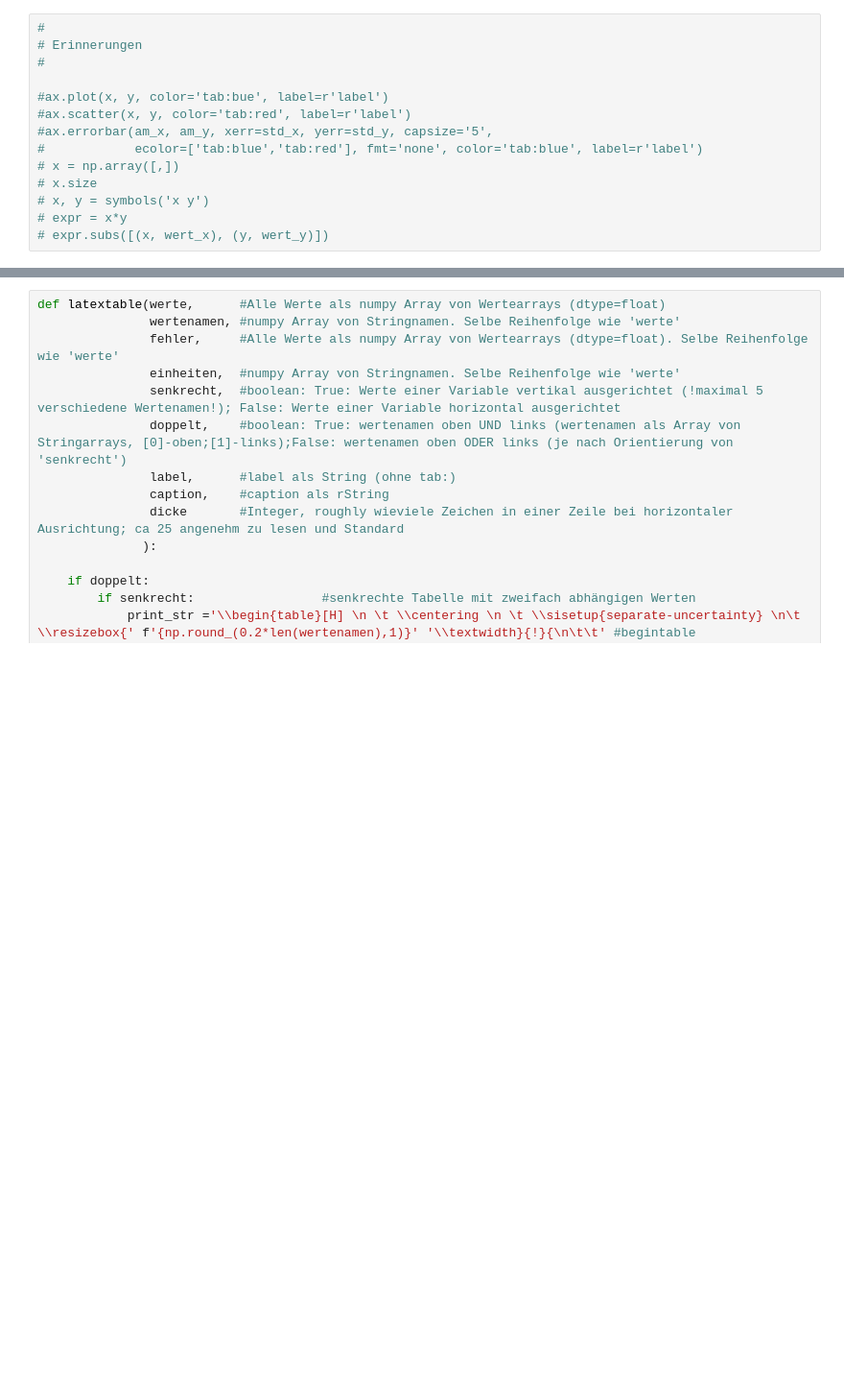
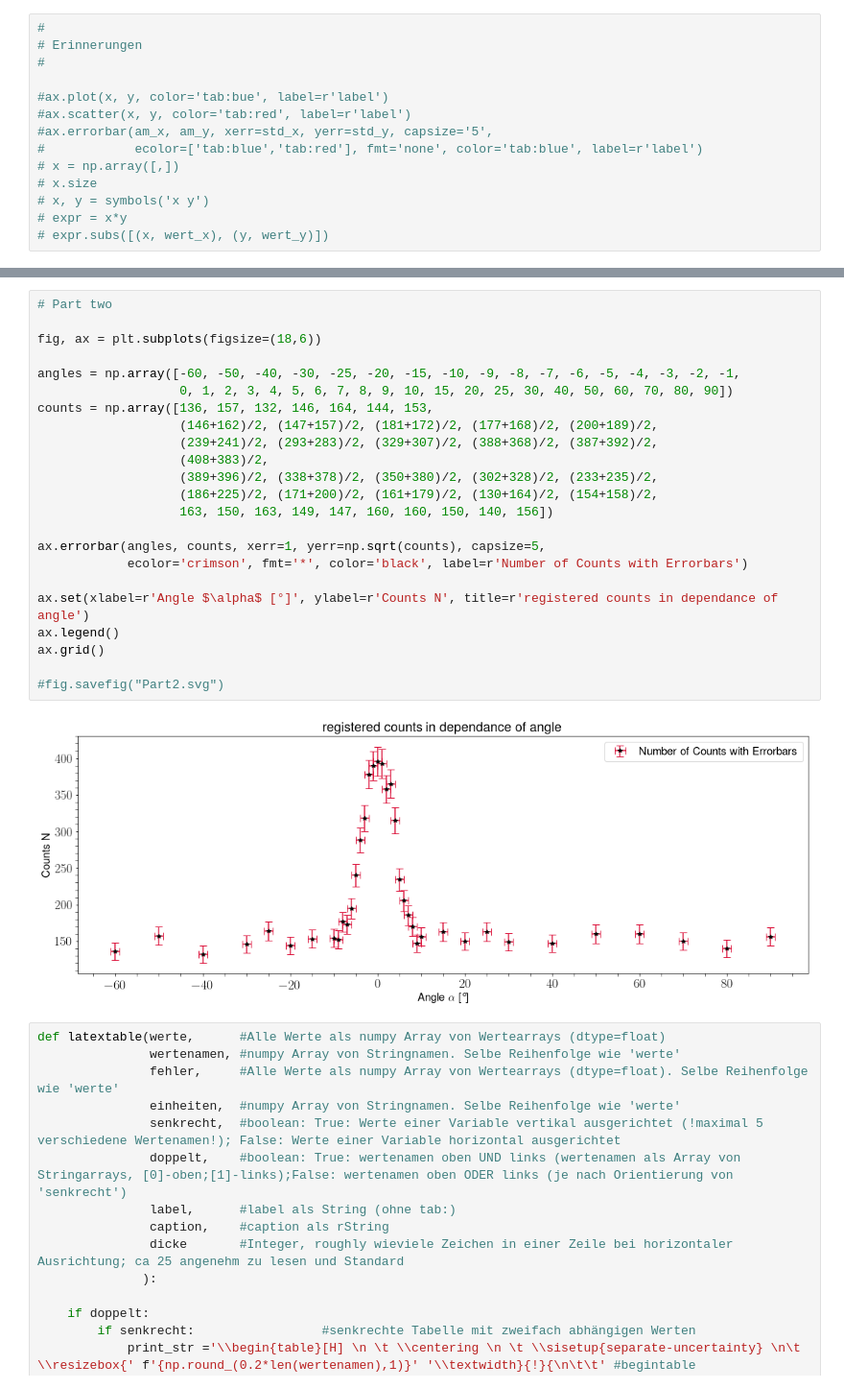
Before and after one commit to MayerPablo/FP, a Jupyter notebook: Szintillator.ipynb, the cells around one changed output, grey strips where cells are left out. Shown: that part at 96% size. Drawn from its saved outputs; the diff is of its cells as text; blank space fills up the shorter version.

```diff
--- a/Szintillator.ipynb
+++ b/Szintillator.ipynb
@@ -347,3 +352,28 @@ fig.savefig("HistogramsWithoutBackground.svg")
+# %%
+# Part two
+
+fig, ax = plt.subplots(figsize=(18,6))
+
+angles = np.array([-60, -50, -40, -30, -25, -20, -15, -10, -9, -8, -7, -6, -5, -4, -3, -2, -1,
+                   0, 1, 2, 3, 4, 5, 6, 7, 8, 9, 10, 15, 20, 25, 30, 40, 50, 60, 70, 80, 90])
+counts = np.array([136, 157, 132, 146, 164, 144, 153,
+                   (146+162)/2, (147+157)/2, (181+172)/2, (177+168)/2, (200+189)/2,
+                   (239+241)/2, (293+283)/2, (329+307)/2, (388+368)/2, (387+392)/2,
+                   (408+383)/2,
+                   (389+396)/2, (338+378)/2, (350+380)/2, (302+328)/2, (233+235)/2,
+                   (186+225)/2, (171+200)/2, (161+179)/2, (130+164)/2, (154+158)/2,
+                   163, 150, 163, 149, 147, 160, 160, 150, 140, 156])
+
+ax.errorbar(angles, counts, xerr=1, yerr=np.sqrt(counts), capsize=5,
+            ecolor='crimson', fmt='*', color='black', label=r'Number of Counts with Errorbars')
+
+ax.set(xlabel=r'Angle $\alpha$ [°]', ylabel=r'Counts N', title=r'registered counts in dependance of angle')
+ax.legend()
+ax.grid()
+
+#fig.savefig("Part2.svg")
+# %% [output]
+[figure, added]
 # %%
 def latextable(werte,      #Alle Werte als numpy Array von Wertearrays (dtype=float)
                wertenamen, #numpy Array von Stringnamen. Selbe Reihenfolge wie 'werte'
```
Also changed, not shown: parts of 2 cells of this notebook, 8 other files.
